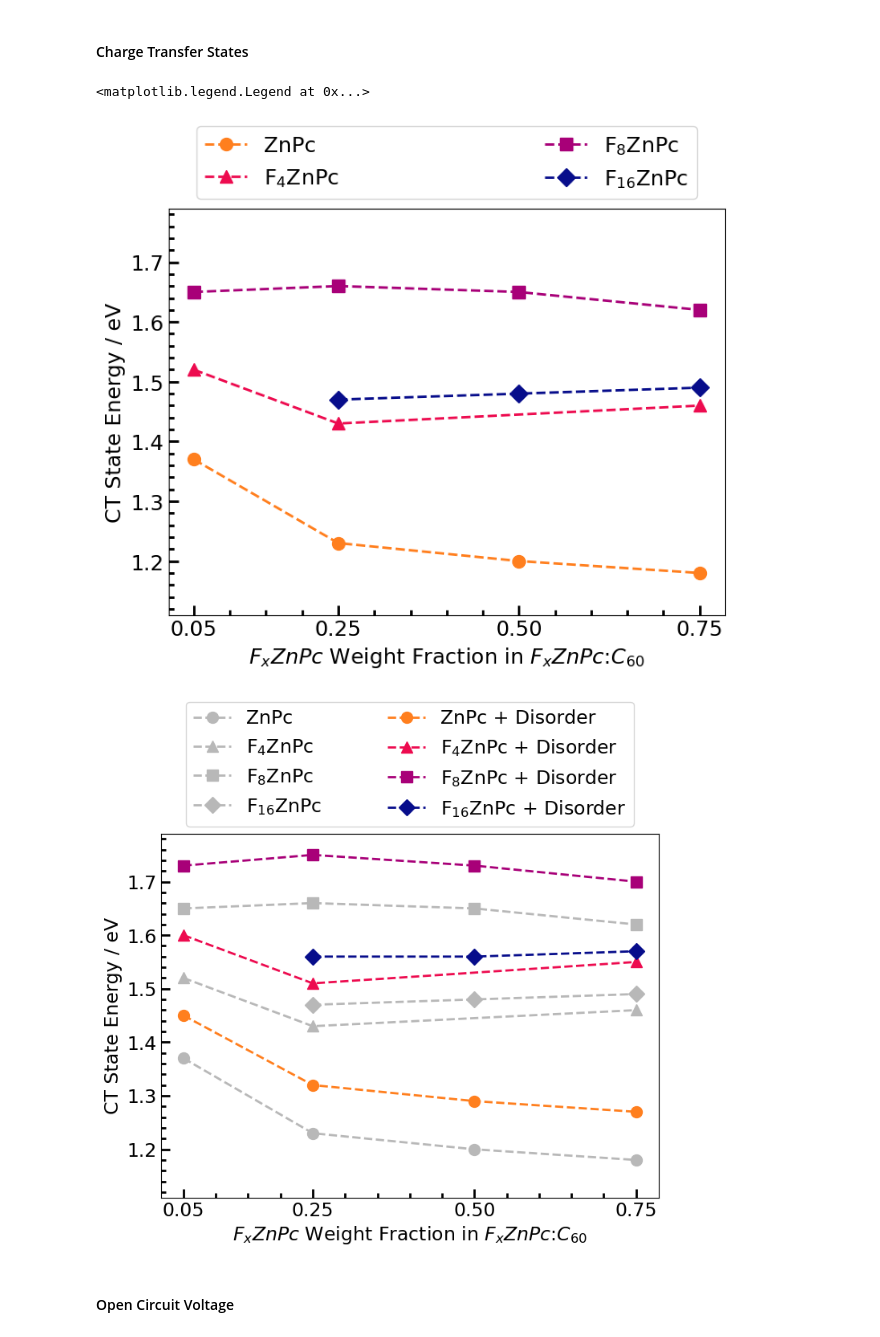
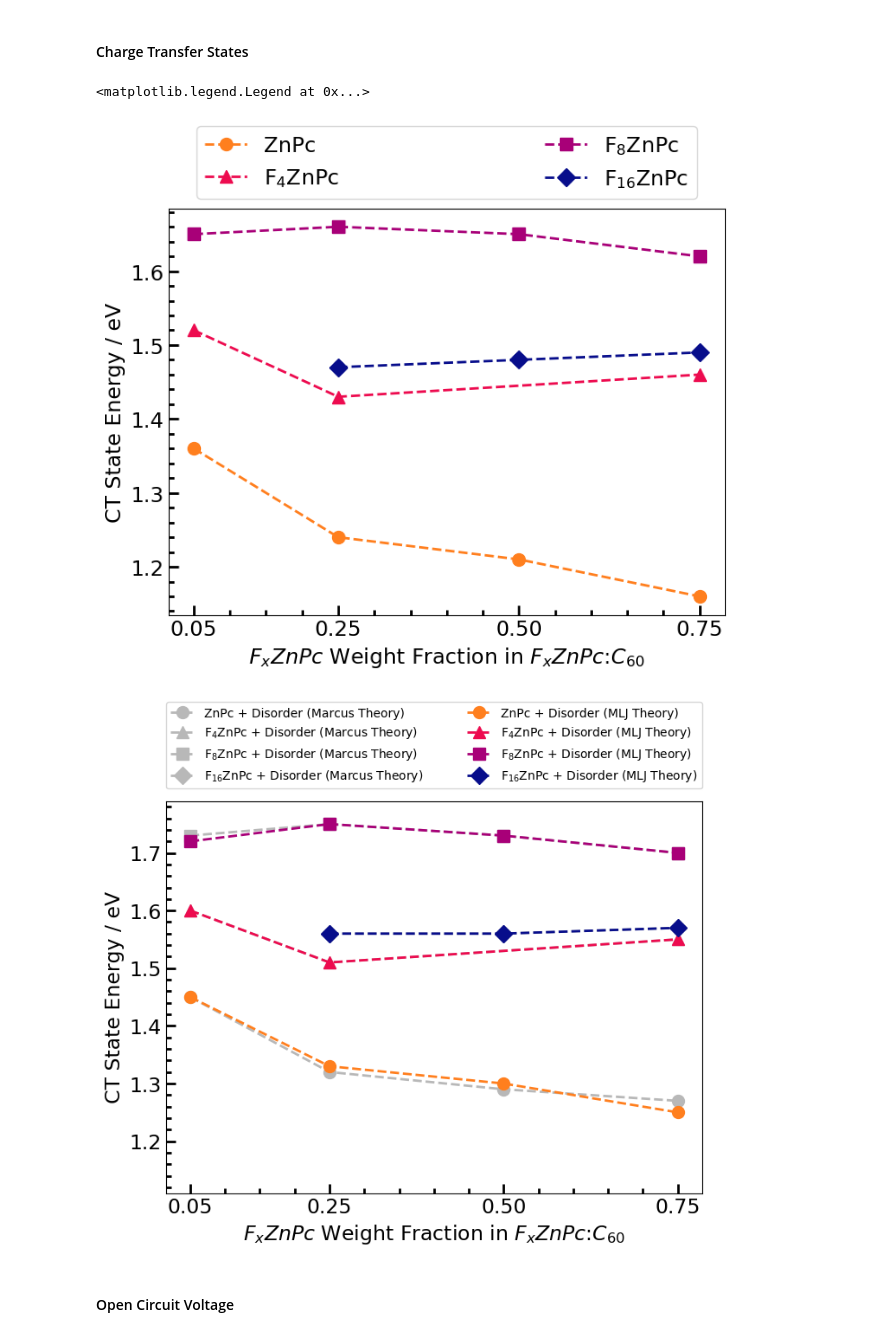
Before and after one commit to annajungbluth/Voltage-Loss-Calculations, a Jupyter notebook: Voltage Losses.ipynb, the cells around one changed output. Saved outputs shown, nothing was run; the diff lists cells and outputs as text; code cells hidden in the pictures.

```diff
--- a/Voltage Losses.ipynb
+++ b/Voltage Losses.ipynb
@@ -213,49 +213,72 @@ plt.minorticks_on()
 plt.rcParams['figure.facecolor']='xkcd:white'
 plt.rcParams['figure.edgecolor']='xkcd:white'
 plt.tick_params(labelsize=17, direction='in', axis='both', which='major', length=8, width=2)
 plt.tick_params(labelsize=17, direction='in', axis='both', which='minor', length=4, width=2)
 plt.xlabel('$F_{x}ZnPc$ Weight Fraction in $F_{x}ZnPc$:$C_{60}$', fontsize=17, fontweight='medium')
 plt.ylabel('CT State Energy / eV', fontsize=17, fontweight='medium')
 plt.xticks(x, labels)
 
-plt.plot(x, ZnPc_Ect_Marcus, 'o', markersize=10, linestyle='--', linewidth=2, label=materials[0], color=colors[1])
-plt.plot(F4_x, F4ZnPc_Ect_Marcus[0:2] + [F4ZnPc_Ect_Marcus[3]], '^', markersize=10, linestyle='--', linewidth=2, label=materials[1], color=colors[2])
-plt.plot(x, F8ZnPc_Ect_Marcus[0:4], 's', markersize=10, linestyle='--', linewidth=2, label=materials[2], color=colors[3])
-plt.plot(F16_x, F16ZnPc_Ect_Marcus[1:], 'D', markersize=10, linestyle='--', linewidth=2, label=materials[3], color=colors[4])
+#plt.plot(x, ZnPc_Ect_Marcus, 'o', markersize=10, linestyle='--', linewidth=2, label=materials[0], color=colors[1])
+#plt.plot(F4_x, F4ZnPc_Ect_Marcus[0:2] + [F4ZnPc_Ect_Marcus[3]], '^', markersize=10, linestyle='--', linewidth=2, label=materials[1], color=colors[2])
+#plt.plot(x, F8ZnPc_Ect_Marcus[0:4], 's', markersize=10, linestyle='--', linewidth=2, label=materials[2], color=colors[3])
+#plt.plot(F16_x, F16ZnPc_Ect_Marcus[1:], 'D', markersize=10, linestyle='--', linewidth=2, label=materials[3], color=colors[4])
 
-plt.ylim(1.11, 1.79)
+plt.plot(x, ZnPc_Ect_MLJ, 'o', markersize=10, linestyle='--', linewidth=2, label=materials[0], color=colors[1])
+plt.plot(F4_x, F4ZnPc_Ect_MLJ[0:2] + [F4ZnPc_Ect_MLJ[3]], '^', markersize=10, linestyle='--', linewidth=2, label=materials[1], color=colors[2])
+plt.plot(x, F8ZnPc_Ect_MLJ[0:4], 's', markersize=10, linestyle='--', linewidth=2, label=materials[2], color=colors[3])
+plt.plot(F16_x, F16ZnPc_Ect_MLJ[1:], 'D', markersize=10, linestyle='--', linewidth=2, label=materials[3], color=colors[4])
+
+#plt.plot(x, ZnPc_Ect_Marcus, 'o', markersize=10, linestyle='--', linewidth=2, label=materials[0], color=colors[1])
+#plt.plot(F4_x, F4ZnPc_Ect_Marcus[0:2] + [F4ZnPc_Ect_Marcus[3]], '^', markersize=10, linestyle='--', linewidth=2, label=materials[1], color=colors[2])
+#plt.plot(x, F8ZnPc_Ect_Marcus[0:4], 's', markersize=10, linestyle='--', linewidth=2, label=materials[2], color=colors[3])
+#plt.plot(F16_x, F16ZnPc_Ect_Marcus[1:], 'D', markersize=10, linestyle='--', linewidth=2, label=materials[3], color=colors[4])
+
+#plt.ylim(1.11, 1.79)
 plt.legend(fontsize = 17, bbox_to_anchor=(0.05, 1.1, 0.9, .102), loc=2, ncol=2, mode="expand", borderaxespad=0.)
 
 # Marcus Theory + Disorder
 
 plt.figure(figsize=(8,6), dpi = 100);
 plt.grid(False)
 plt.tick_params(labelsize=12)
 plt.minorticks_on()
 plt.rcParams['figure.facecolor']='xkcd:white'
 plt.rcParams['figure.edgecolor']='xkcd:white'
 plt.tick_params(labelsize=17, direction='in', axis='both', which='major', length=8, width=2)
 plt.tick_params(labelsize=17, direction='in', axis='both', which='minor', length=4, width=2)
 plt.xlabel('$F_{x}ZnPc$ Weight Fraction in $F_{x}ZnPc$:$C_{60}$', fontsize=17, fontweight='medium')
 plt.ylabel('CT State Energy / eV', fontsize=17, fontweight='medium')
 plt.xticks(x, labels)
 
-plt.plot(x, ZnPc_Ect_Marcus, 'o', markersize=10, linestyle='--', linewidth=2, label=materials[0], color='#B8B8B8')
-plt.plot(F4_x, F4ZnPc_Ect_Marcus[0:2] + [F4ZnPc_Ect_Marcus[3]], '^', markersize=10, linestyle='--', linewidth=2, label=materials[1], color='#B8B8B8')
-plt.plot(x, F8ZnPc_Ect_Marcus[0:4], 's', markersize=10, linestyle='--', linewidth=2, label=materials[2], color='#B8B8B8')
-plt.plot(F16_x, F16ZnPc_Ect_Marcus[1:], 'D', markersize=10, linestyle='--', linewidth=2, label=materials[3], color='#B8B8B8')
+# color='#B8B8B8'
 
-plt.plot(x, ZnPc_Ect_Marcus_Disorder, 'o', markersize=10, linestyle='--', linewidth=2, label=materials[0]+' + Disorder', color=colors[1])
-plt.plot(F4_x, F4ZnPc_Ect_Marcus_Disorder[0:2] + [F4ZnPc_Ect_Marcus_Disorder[3]], '^', markersize=10, linestyle='--', linewidth=2, label=materials[1]+' + Disorder', color=colors[2])
-plt.plot(x, F8ZnPc_Ect_Marcus_Disorder[0:4], 's', markersize=10, linestyle='--', linewidth=2, label=materials[2]+' + Disorder', color=colors[3])
-plt.plot(F16_x, F16ZnPc_Ect_Marcus_Disorder[1:], 'D', markersize=10, linestyle='--', linewidth=2, label=materials[3]+' + Disorder', color=colors[4])
+#plt.plot(x, ZnPc_Ect_Marcus, 'o', markersize=10, linestyle='--', linewidth=2, label=materials[0]+' (Marcus Theory)', color='#B8B8B8')
+#plt.plot(F4_x, F4ZnPc_Ect_Marcus[0:2] + [F4ZnPc_Ect_Marcus[3]], '^', markersize=10, linestyle='--', linewidth=2, label=materials[1]+' (Marcus Theory)', color='#B8B8B8')
+#plt.plot(x, F8ZnPc_Ect_Marcus[0:4], 's', markersize=10, linestyle='--', linewidth=2, label=materials[2]+' (Marcus Theory)', color='#B8B8B8')
+#plt.plot(F16_x, F16ZnPc_Ect_Marcus[1:], 'D', markersize=10, linestyle='--', linewidth=2, label=materials[3]+' (Marcus Theory)', color='#B8B8B8')
+
+plt.plot(x, ZnPc_Ect_Marcus_Disorder, 'o', markersize=10, linestyle='--', linewidth=2, label=materials[0]+' + Disorder (Marcus Theory)', color='#B8B8B8')
+plt.plot(F4_x, F4ZnPc_Ect_Marcus_Disorder[0:2] + [F4ZnPc_Ect_Marcus_Disorder[3]], '^', markersize=10, linestyle='--', linewidth=2, label=materials[1]+' + Disorder (Marcus Theory)', color='#B8B8B8')
+plt.plot(x, F8ZnPc_Ect_Marcus_Disorder[0:4], 's', markersize=10, linestyle='--', linewidth=2, label=materials[2]+' + Disorder (Marcus Theory)', color='#B8B8B8')
+plt.plot(F16_x, F16ZnPc_Ect_Marcus_Disorder[1:], 'D', markersize=10, linestyle='--', linewidth=2, label=materials[3]+' + Disorder (Marcus Theory)', color='#B8B8B8')
+
+#plt.plot(x, ZnPc_Ect_MLJ, 'o', markersize=10, linestyle='--', linewidth=2, label=materials[0]+' (MLJ Theory)', color=colors[1])
+#plt.plot(F4_x, F4ZnPc_Ect_MLJ[0:2] + [F4ZnPc_Ect_MLJ[3]], '^', markersize=10, linestyle='--', linewidth=2, label=materials[1]+' (MLJ Theory)', color=colors[2])
+#plt.plot(x, F8ZnPc_Ect_MLJ[0:4], 's', markersize=10, linestyle='--', linewidth=2, label=materials[2]+' (MLJ Theory)', color=colors[3])
+#plt.plot(F16_x, F16ZnPc_Ect_MLJ[1:], 'D', markersize=10, linestyle='--', linewidth=2, label=materials[3]+' (MLJ Theory)', color=colors[4])
+
+plt.plot(x, ZnPc_Ect_MLJ_Disorder, 'o', markersize=10, linestyle='--', linewidth=2, label=materials[0]+' + Disorder (MLJ Theory)', color=colors[1])
+plt.plot(F4_x, F4ZnPc_Ect_MLJ_Disorder[0:2] + [F4ZnPc_Ect_MLJ_Disorder[3]], '^', markersize=10, linestyle='--', linewidth=2, label=materials[1]+' + Disorder (MLJ Theory)', color=colors[2])
+plt.plot(x, F8ZnPc_Ect_MLJ_Disorder[0:4], 's', markersize=10, linestyle='--', linewidth=2, label=materials[2]+' + Disorder (MLJ Theory)', color=colors[3])
+plt.plot(F16_x, F16ZnPc_Ect_MLJ_Disorder[1:], 'D', markersize=10, linestyle='--', linewidth=2, label=materials[3]+' + Disorder (MLJ Theory)', color=colors[4])
 
 plt.ylim(1.11, 1.79)
-plt.legend(fontsize = 17, bbox_to_anchor=(0.05, 1.26, 0.9, .102), loc=2, ncol=2, mode="expand", borderaxespad=0.)
+#plt.legend(fontsize = 17, bbox_to_anchor=(0.05, 1.26, 0.9, .102), loc=2, ncol=2, mode="expand", borderaxespad=0.)
+plt.legend(fontsize = 10, bbox_to_anchor=(0., 1.15, 1, .102), loc=2, ncol=2, mode="expand", borderaxespad=0.)
 # %% [output]
 <matplotlib.legend.Legend at 0x...>
-[figure, old version]
+[figure, new version]
-[figure, old version]
+[figure, new version]
 # %% [markdown]
 #### Open Circuit Voltage
 # %%
```
Also changed, not shown: parts of 17 cells of this notebook.
